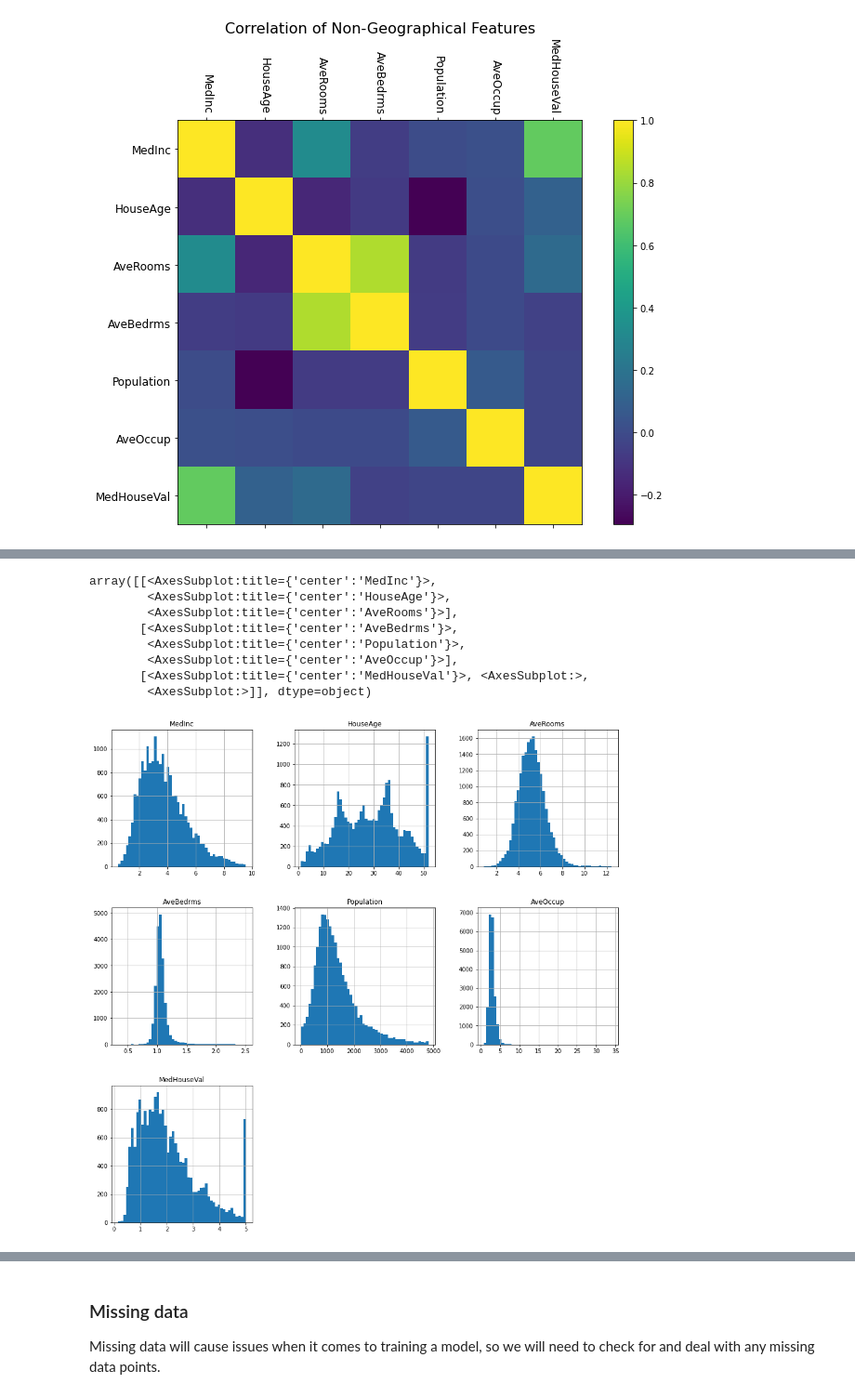
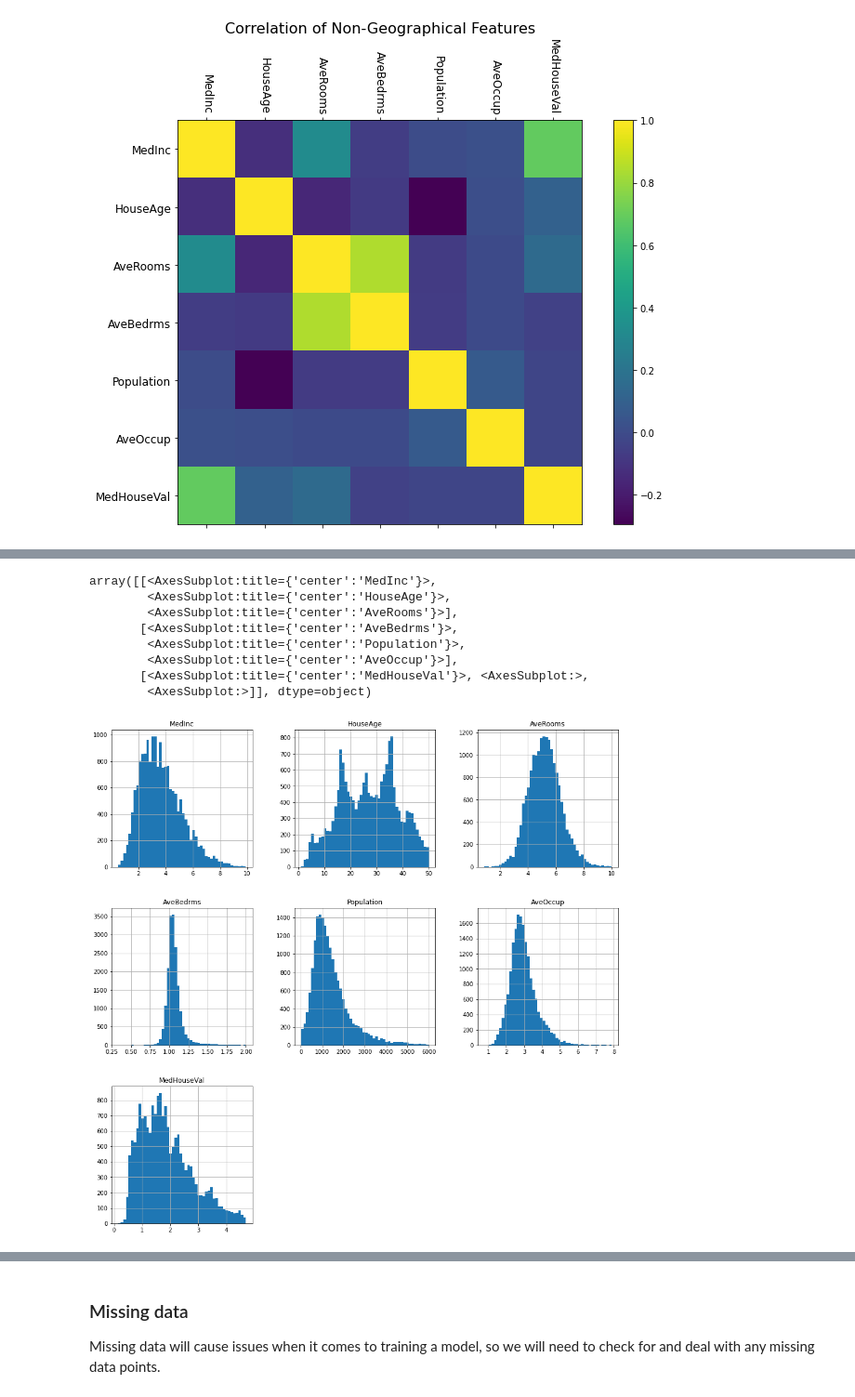
Before and after one commit to kaihulme/ml-analysis, a Jupyter notebook: notebooks/03_regression.ipynb, the cells around one changed output, grey strips where cells are left out. Shown: that part at 93% size. Cells and saved outputs as stored; diff of their text form; code cells hidden in the pictures.

```diff
--- a/notebooks/03_regression.ipynb
+++ b/notebooks/03_regression.ipynb
@@ -120,7 +121,8 @@ From this we can see that some of the features have some large outlying values s
 
 As we have already seen geographical data has a large impact on house value we will not explore its correlation with the other features any further. We will find the correlation between each of the remaining features.
 # %%
-non_geo = ['MedInc', 'HouseAge', 'AveRooms', 'AveBedrms', 'Population', 'AveOccup', 'MedHouseVal']
+non_geo = ['MedInc', 'HouseAge', 'AveRooms', 'AveBedrms',
+           'Population', 'AveOccup', 'MedHouseVal']
 
 corr = df[non_geo].corr()
 print(corr)
@@ -165,14 +165,23 @@ non_outlier_df = df[filtered]
+# %%
+df_nohigh = df[non_geo].astype(float)
+df_nohigh = df_nohigh.drop(df_nohigh[(df_nohigh['MedInc'] > 10) |
+                                     (df_nohigh['HouseAge'] > 50) |
+                                     (df_nohigh['AveRooms'] > 10) |
+                                     (df_nohigh['AveBedrms'] > 2) |
+                                     (df_nohigh['Population'] > 6000) |
+                                     (df_nohigh['AveOccup'] > 8) |
+                                     (df_nohigh['MedHouseVal'] > 4.7)].index)
 # %%
-non_outlier_df[non_geo].hist(bins=50, figsize=(16,16))
+df_nohigh.hist(bins=50, figsize=(16, 16))
 # %% [output]
 array([[<AxesSubplot:title={'center':'MedInc'}>,
         <AxesSubplot:title={'center':'HouseAge'}>,
         <AxesSubplot:title={'center':'AveRooms'}>],
        [<AxesSubplot:title={'center':'AveBedrms'}>,
         <AxesSubplot:title={'center':'Population'}>,
         <AxesSubplot:title={'center':'AveOccup'}>],
        [<AxesSubplot:title={'center':'MedHouseVal'}>, <AxesSubplot:>,
         <AxesSubplot:>]], dtype=object)
-[figure, old version]
+[figure, new version]
 # %% [markdown]
 It appears most features have a gamma distribution - that is they generally follow a normal distribution with a long right-hand tail. This is due to a a small number of blocks having abnormally large, high value homes.
```
Also changed, not shown: parts of 13 cells of this notebook, 2 other files.
